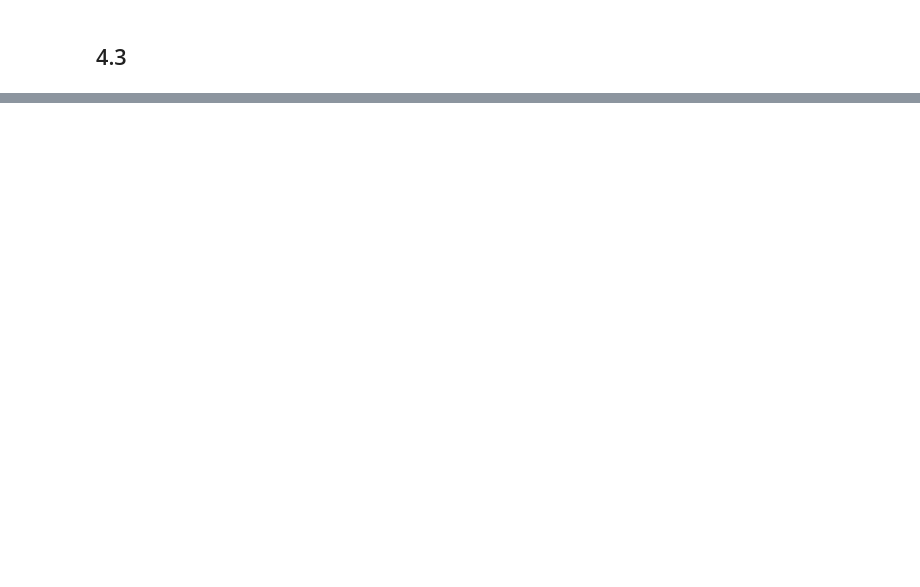
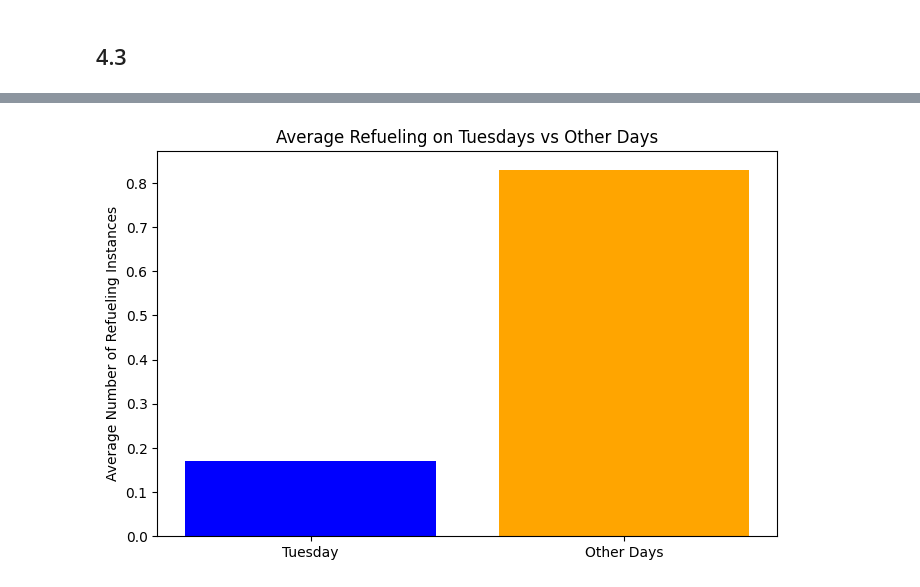
Before and after one commit to TumiJourdan/IDVE-Assignments, a Jupyter notebook: Assignment 1/main.ipynb, the cells around one changed output, grey strips where cells are left out. Drawn from its saved outputs; the diff is of its cells as text; code cells hidden in the pictures; blank space fills up the shorter version.

```diff
--- a/Assignment 1/main.ipynb
+++ b/Assignment 1/main.ipynb
@@ -1273,16 +1293,28 @@ plt.show()
 # %%
 # 4.3.3. Using a suitable plot, show if the difference in the number of people refueling on a Tuesday vs other days. [3]
 # Using a bar graph, 2 bars mean of tuesdays other bar, mean of all other days
-sa_drivers_df['day_of_week'] = sa_drivers_df['date'].dt.dayofweek
+# Calculate the number of entries (rows) for each day of the week
+tuesday_count = sa_drivers_df[sa_drivers_df['day_of_week'] == 1].shape[0]
+other_days_count = sa_drivers_df[sa_drivers_df['day_of_week'] != 1].shape[0]
 
-tuesday_avg = sa_drivers_df[sa_drivers_df['day_of_week'] == 1]['num_people'].mean()
-other_days_avg = sa_drivers_df[sa_drivers_df['day_of_week'] != 1]['num_people'].mean()
+# Total number of rows for each category
+total_tuesdays = sa_drivers_df['day_of_week'].value_counts().get(1, 0)
+total_other_days = sa_drivers_df['day_of_week'].value_counts().get(0, 0) + sa_drivers_df['day_of_week'].value_counts().get(2, 0) + \
+                    sa_drivers_df['day_of_week'].value_counts().get(3, 0) + sa_drivers_df['day_of_week'].value_counts().get(4, 0) + \
+                    sa_drivers_df['day_of_week'].value_counts().get(5, 0) + sa_drivers_df['day_of_week'].value_counts().get(6, 0)
 
+# Calculate the averages
+tuesday_avg = tuesday_count / (tuesday_count +   other_days_count)
+other_days_avg = other_days_count / (tuesday_count +   other_days_count)
+
+# Plot the averages
 plt.figure(figsize=(8, 5))
 plt.bar(['Tuesday', 'Other Days'], [tuesday_avg, other_days_avg], color=['blue', 'orange'])
-plt.ylabel('Average Number of People Refueling')
+plt.ylabel('Average Number of Refueling Instances')
 plt.title('Average Refueling on Tuesdays vs Other Days')
 plt.show()
+# %% [output]
+[figure, added]
 # %%
 # 4.3.4. Now reduce your dataset to only the entries on the 1st Tuesday and 1st Wednesday in SA every month. [2]
 
```
Also changed, not shown: parts of 12 cells of this notebook.
